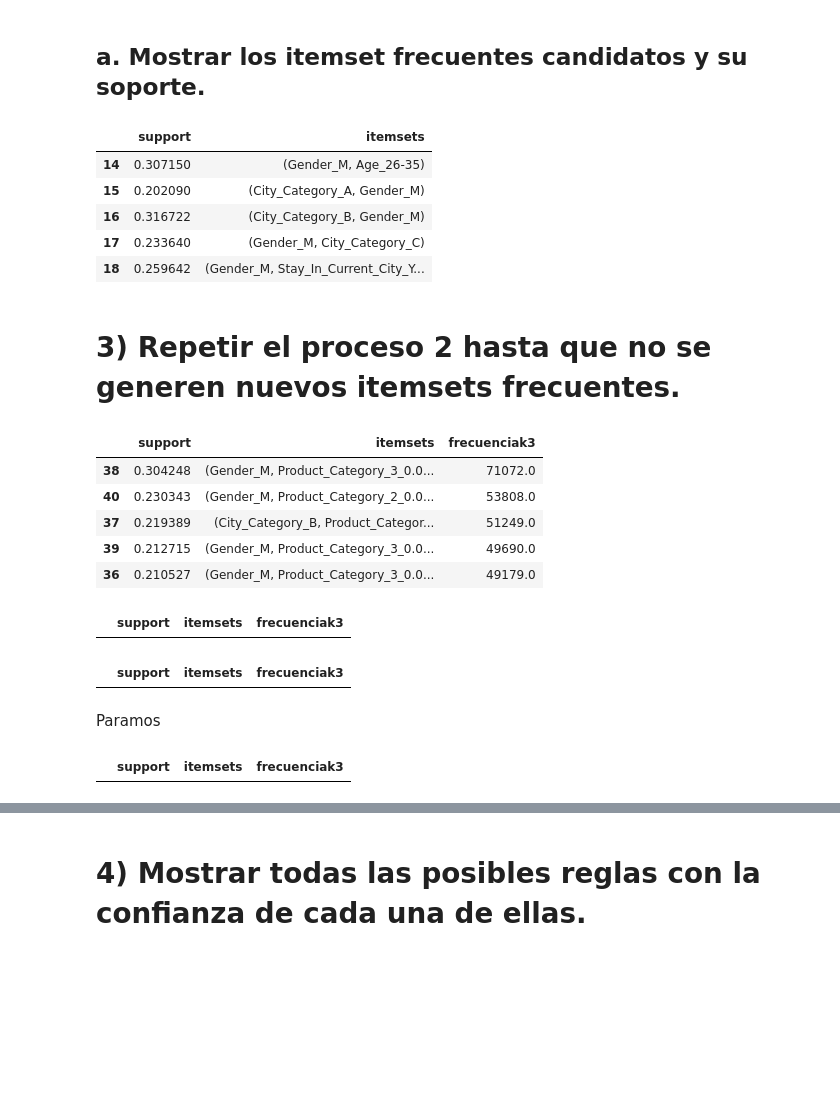
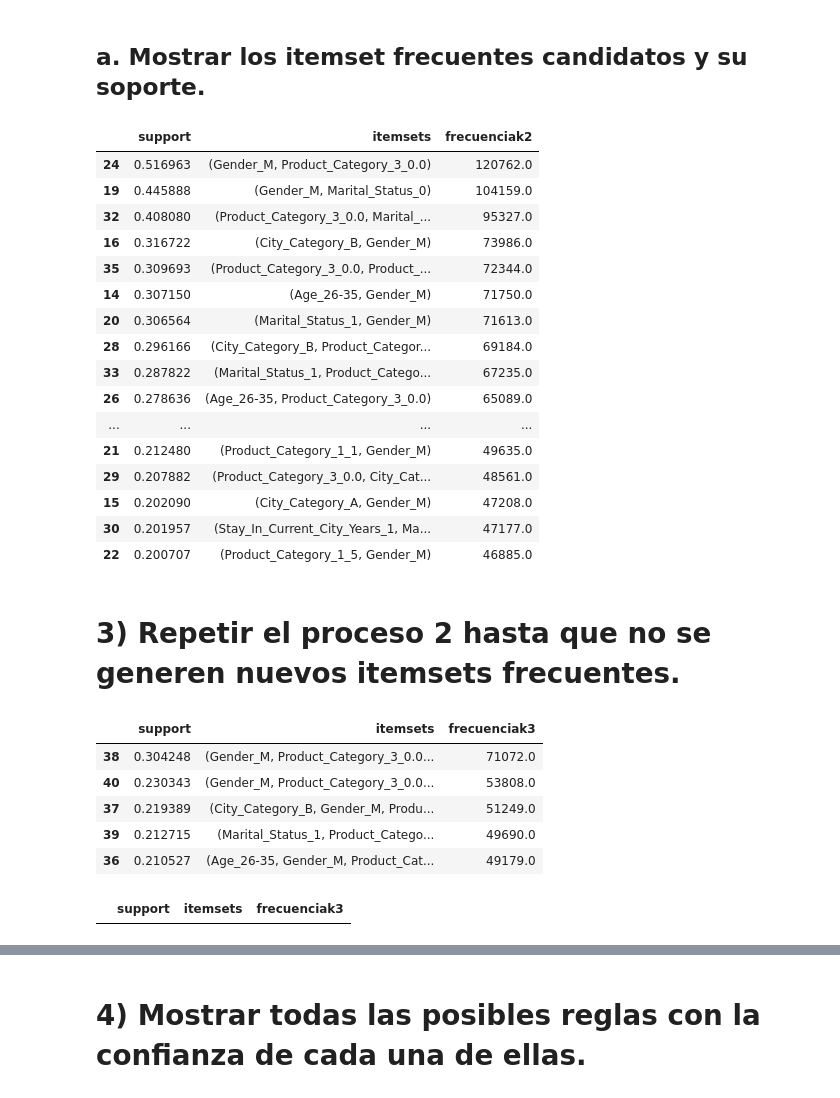
Before and after one commit to GuillermoMarmolBurgos/AlgoritmoGenetico, a Jupyter notebook: Copia_de_Prac2Ej1.ipynb, the cells around one changed output, grey strips where cells are left out. Saved outputs shown, nothing was run; the diff lists cells and outputs as text; code cells hidden in the pictures; blank space fills up the shorter version.

```diff
--- a/Copia_de_Prac2Ej1.ipynb
+++ b/Copia_de_Prac2Ej1.ipynb
@@ -167,18 +187,27 @@ Vamos que es correcto
 # %%
 frequent_itemsets_k2 =frequent_itemsets[frequent_itemsets['itemsets'].apply(lambda x: len(x) == 2)]
 frequent_itemsets_k2_sort = frequent_itemsets_k2.sort_values(by=['support'], ascending=False)
-
-#frequent=frequent_itemsets_k2_sort.support*len(data4)
-#frequent_itemsets_k2_sort['frecuenciak2'] =frequent
-frequent_itemsets_k2.head()
-#frequent_itemsets_k2_sort.head()
+frequent=frequent_itemsets_k2_sort.support*len(data4)
+frequent_itemsets_k2_sort['frecuenciak2'] =frequent
+frequent_itemsets_k2_sort
 # %% [output]
-|  | support | itemsets |
-| 14 | 0.307150 | (Gender_M, Age_26-35) |
-| 15 | 0.202090 | (City_Category_A, Gender_M) |
-| 16 | 0.316722 | (City_Category_B, Gender_M) |
-| 17 | 0.233640 | (Gender_M, City_Category_C) |
-| 18 | 0.259642 | (Gender_M, Stay_In_Current_City_Y... |
+|  | support | itemsets | frecuenciak2 |
+| 24 | 0.516963 | (Gender_M, Product_Category_3_0.0) | 120762.0 |
+| 19 | 0.445888 | (Gender_M, Marital_Status_0) | 104159.0 |
+| 32 | 0.408080 | (Product_Category_3_0.0, Marital_... | 95327.0 |
+| 16 | 0.316722 | (City_Category_B, Gender_M) | 73986.0 |
+| 35 | 0.309693 | (Product_Category_3_0.0, Product_... | 72344.0 |
+| 14 | 0.307150 | (Age_26-35, Gender_M) | 71750.0 |
+| 20 | 0.306564 | (Marital_Status_1, Gender_M) | 71613.0 |
+| 28 | 0.296166 | (City_Category_B, Product_Categor... | 69184.0 |
+| 33 | 0.287822 | (Marital_Status_1, Product_Catego... | 67235.0 |
+| 26 | 0.278636 | (Age_26-35, Product_Category_3_0.0) | 65089.0 |
+| ... | ... | ... | ... |
+| 21 | 0.212480 | (Product_Category_1_1, Gender_M) | 49635.0 |
+| 29 | 0.207882 | (Product_Category_3_0.0, City_Cat... | 48561.0 |
+| 15 | 0.202090 | (City_Category_A, Gender_M) | 47208.0 |
+| 30 | 0.201957 | (Stay_In_Current_City_Years_1, Ma... | 47177.0 |
+| 22 | 0.200707 | (Product_Category_1_5, Gender_M) | 46885.0 |
 # %% [markdown]
 # 3) Repetir el proceso 2 hasta que no se generen nuevos itemsets frecuentes.
 # %%
@@ -188,14 +217,14 @@ frequent_itemsets_k3_sort = frequent_itemsets_k3.sort_values(by=['support'], asc
 frequent=frequent_itemsets_k3_sort.support*len(data4)
 frequent_itemsets_k3_sort['frecuenciak3'] =frequent
 
-frequent_itemsets_k3_sort.head()
+frequent_itemsets_k3_sort
 # %% [output]
 |  | support | itemsets | frecuenciak3 |
 | 38 | 0.304248 | (Gender_M, Product_Category_3_0.0... | 71072.0 |
-| 40 | 0.230343 | (Gender_M, Product_Category_2_0.0... | 53808.0 |
-| 37 | 0.219389 | (City_Category_B, Product_Categor... | 51249.0 |
-| 39 | 0.212715 | (Gender_M, Product_Category_3_0.0... | 49690.0 |
-| 36 | 0.210527 | (Gender_M, Product_Category_3_0.0... | 49179.0 |
+| 40 | 0.230343 | (Gender_M, Product_Category_3_0.0... | 53808.0 |
+| 37 | 0.219389 | (City_Category_B, Gender_M, Produ... | 51249.0 |
+| 39 | 0.212715 | (Marital_Status_1, Product_Catego... | 49690.0 |
+| 36 | 0.210527 | (Age_26-35, Gender_M, Product_Cat... | 49179.0 |
 # %%
 frequent_itemsets_k4 = frequent_itemsets[frequent_itemsets['itemsets'].apply(lambda x: len(x) == 4)]
 frequent_itemsets_k4_sort = frequent_itemsets_k4.sort_values(by=['support'], ascending=False)
@@ -206,25 +235,3 @@ frequent_itemsets_k4_sort['frecuenciak3'] =frequent
 frequent_itemsets_k4_sort.head()
 # %% [output]
 |  | support | itemsets | frecuenciak3 |
-# %%
-frequent_itemsets_k5 = frequent_itemsets[frequent_itemsets['itemsets'].apply(lambda x: len(x) == 5)]
-frequent_itemsets_k5_sort = frequent_itemsets_k5.sort_values(by=['support'], ascending=False)
-
-frequent=frequent_itemsets_k5_sort.support*len(data4)
-frequent_itemsets_k5_sort['frecuenciak3'] =frequent
-
-frequent_itemsets_k5_sort.head()
-# %% [output]
-|  | support | itemsets | frecuenciak3 |
-# %% [markdown]
-Paramos
-# %%
-frequent_itemsets_k6 = frequent_itemsets[frequent_itemsets['itemsets'].apply(lambda x: len(x) == 6)]
-frequent_itemsets_k6_sort = frequent_itemsets_k6.sort_values(by=['support'], ascending=False)
-
-frequent=frequent_itemsets_k6_sort.support*len(data4)
-frequent_itemsets_k6_sort['frecuenciak3'] =frequent
-
-frequent_itemsets_k6_sort.head()
-# %% [output]
-|  | support | itemsets | frecuenciak3 |
```
Also changed, not shown: parts of 35 cells of this notebook.
